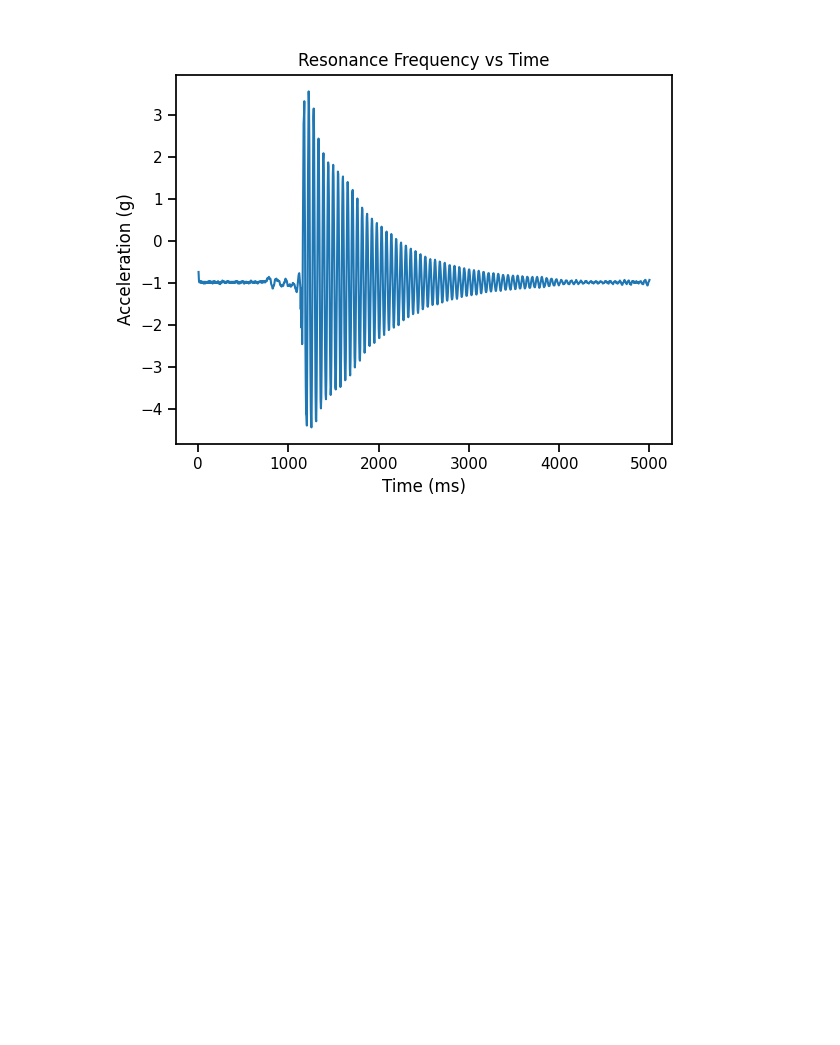
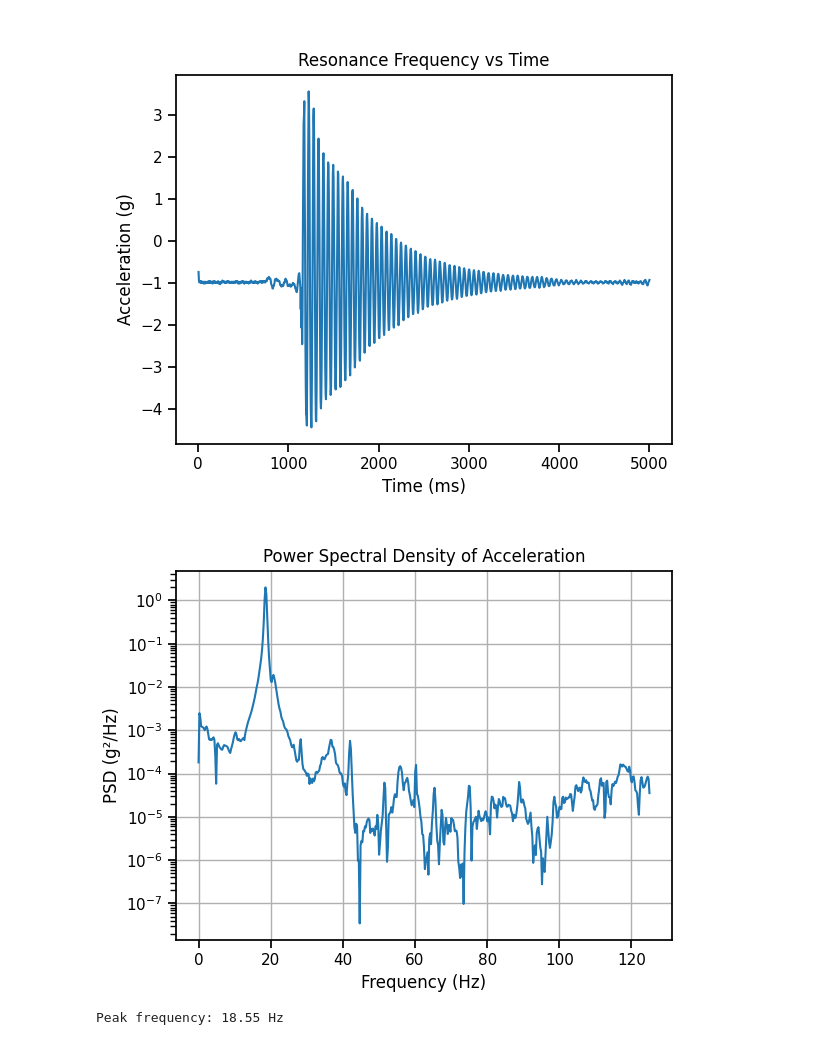
Before and after one commit to mylaz16/geng360-serra, a Jupyter notebook: Lab 4 - Beam/ResonanceFrequency.ipynb, the cells around one changed output. Cells and saved outputs as stored; diff of their text form; code cells hidden in the pictures; blank space fills up the shorter version.

Commit message:
Frequency graph

```diff
--- a/Lab 4 - Beam/ResonanceFrequency.ipynb
+++ b/Lab 4 - Beam/ResonanceFrequency.ipynb
@@ -137,4 +137,31 @@ plt.show()
 # %% [output]
 [figure]
 # %%
-Flute to frequency domain
+# Compute Power Spectral Density (PSD) of the acceleration signal
+
+# Calculate sampling frequency
+dt = myLab['Time (ms)'].diff().mean()  # Average time difference in ms
+fs = 1000 / dt  # Sampling frequency in Hz
+
+# Get the acceleration signal
+signal = myLab['Sensor 1 (g)']
+
+# Compute PSD using Welch's method
+f, Pxx = welch(signal, fs=fs, nperseg=1024)  # nperseg can be adjusted for resolution
+
+# Plot the PSD
+plt.figure()
+plt.semilogy(f, Pxx)
+plt.title('Power Spectral Density of Acceleration')
+plt.xlabel('Frequency (Hz)')
+plt.ylabel('PSD (g²/Hz)')
+plt.grid(True)
+plt.show()
+
+# Find the peak frequency
+peak_idx = np.argmax(Pxx)
+peak_freq = f[peak_idx]
+print(f"Peak frequency: {peak_freq:.2f} Hz")
+# %% [output]
+[figure, added]
+Peak frequency: 18.55 Hz
```
